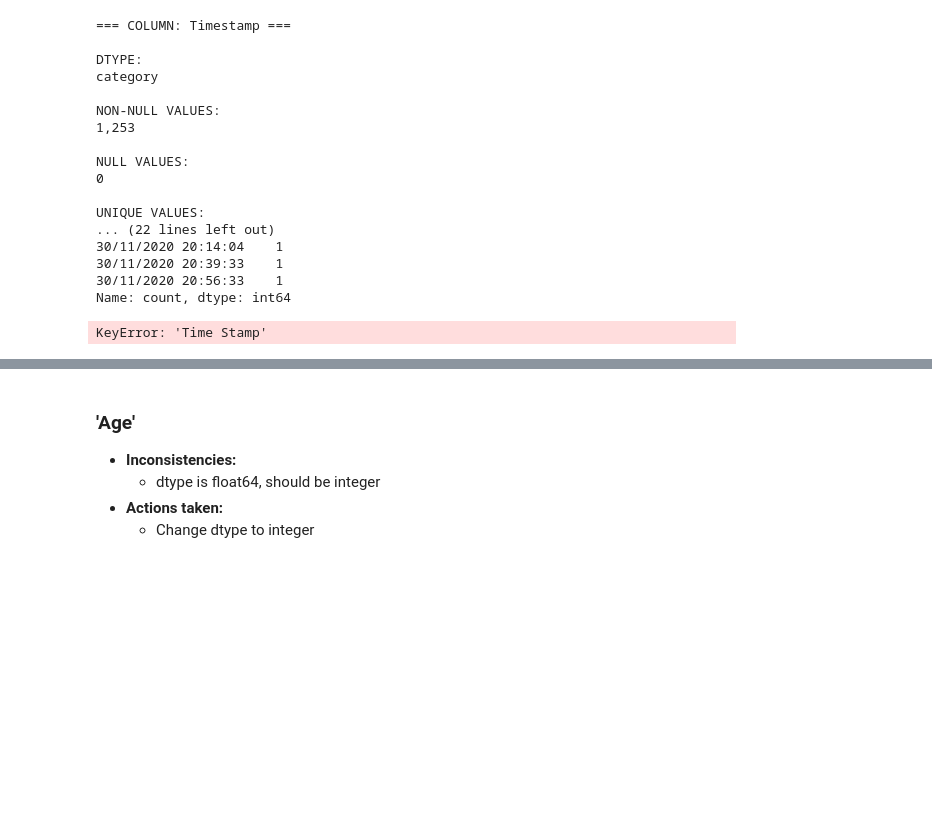
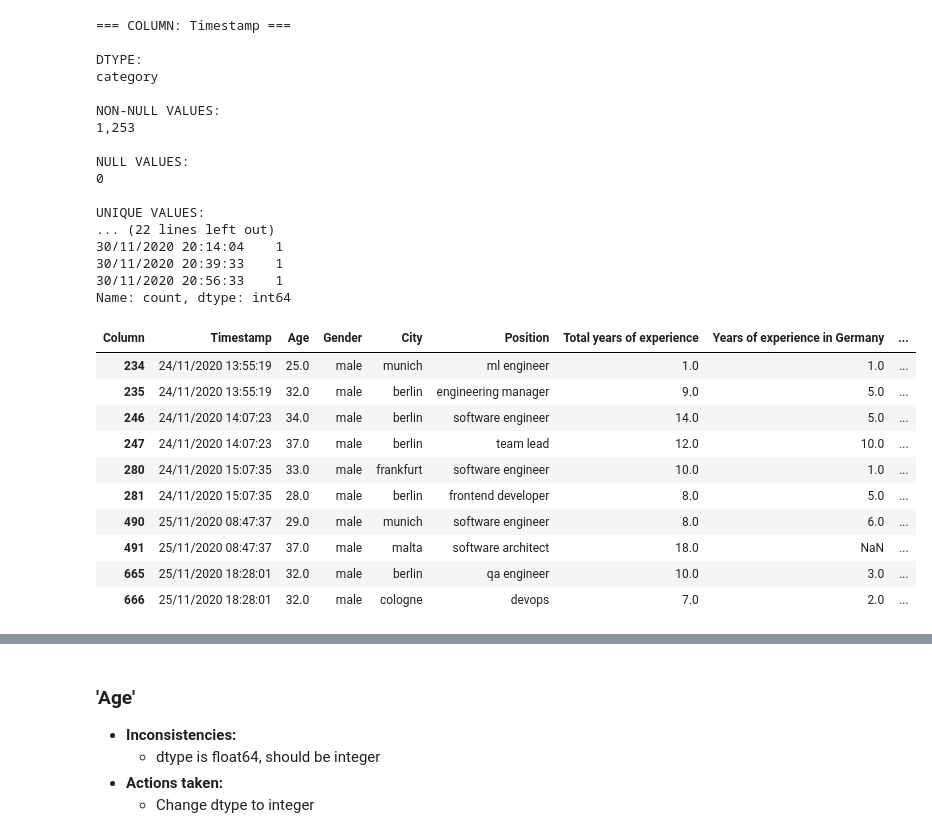
Before and after one commit to AkeemSemperDataScience/3950-assignment-2-mlsiebold, a Jupyter notebook: START_Asn_2.ipynb, the cells around one changed output, grey strips where cells are left out. Drawn from its saved outputs; the diff is of its cells as text; code cells hidden in the pictures; blank space fills up the shorter version.

Commit message:
timestamp

```diff
--- a/START_Asn_2.ipynb
+++ b/START_Asn_2.ipynb
@@ -343,6 +320,16 @@ UNIQUE VALUES:
 30/11/2020 20:56:33    1
 Name: count, dtype: int64
 # %%
-df[df[column].duplicated()].sort_values(by='Time Stamp')
+df[df[column].duplicated(keep=False)].sort_values(by=column)
 # %% [output]
-KeyError: 'Time Stamp'
+| Column | Timestamp | Age | Gender | City | Position | Total years of experience | Years of experience in Germany | ... |
+| 234 | 24/11/2020 13:55:19 | 25.0 | male | munich | ml engineer | 1.0 | 1.0 | ... |
+| 235 | 24/11/2020 13:55:19 | 32.0 | male | berlin | engineering manager | 9.0 | 5.0 | ... |
+| 246 | 24/11/2020 14:07:23 | 34.0 | male | berlin | software engineer | 14.0 | 5.0 | ... |
+| 247 | 24/11/2020 14:07:23 | 37.0 | male | berlin | team lead | 12.0 | 10.0 | ... |
+| 280 | 24/11/2020 15:07:35 | 33.0 | male | frankfurt | software engineer | 10.0 | 1.0 | ... |
+| 281 | 24/11/2020 15:07:35 | 28.0 | male | berlin | frontend developer | 8.0 | 5.0 | ... |
+| 490 | 25/11/2020 08:47:37 | 29.0 | male | munich | software engineer | 8.0 | 6.0 | ... |
+| 491 | 25/11/2020 08:47:37 | 37.0 | male | malta | software architect | 18.0 | NaN | ... |
+| 665 | 25/11/2020 18:28:01 | 32.0 | male | berlin | qa engineer | 10.0 | 3.0 | ... |
+| 666 | 25/11/2020 18:28:01 | 32.0 | male | cologne | devops | 7.0 | 2.0 | ... |
```
Also changed, not shown: parts of 6 cells of this notebook.
